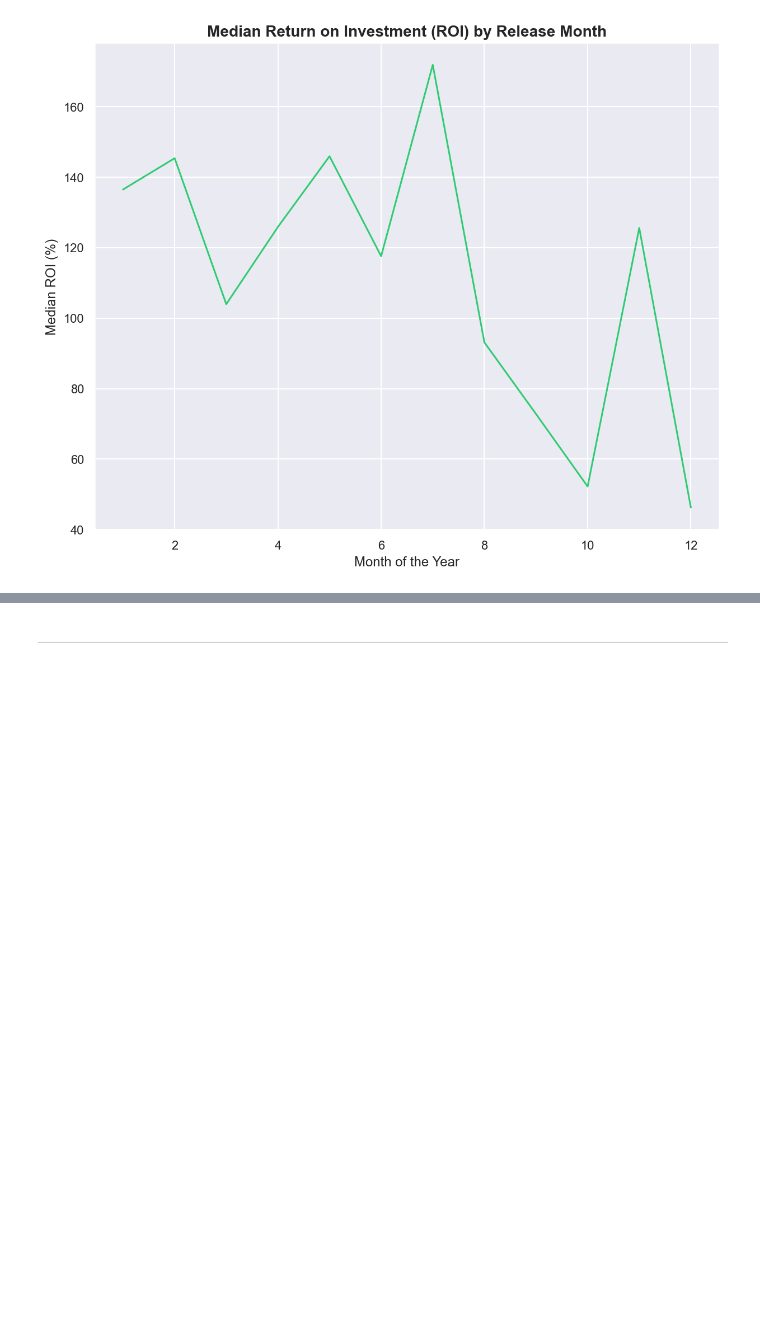
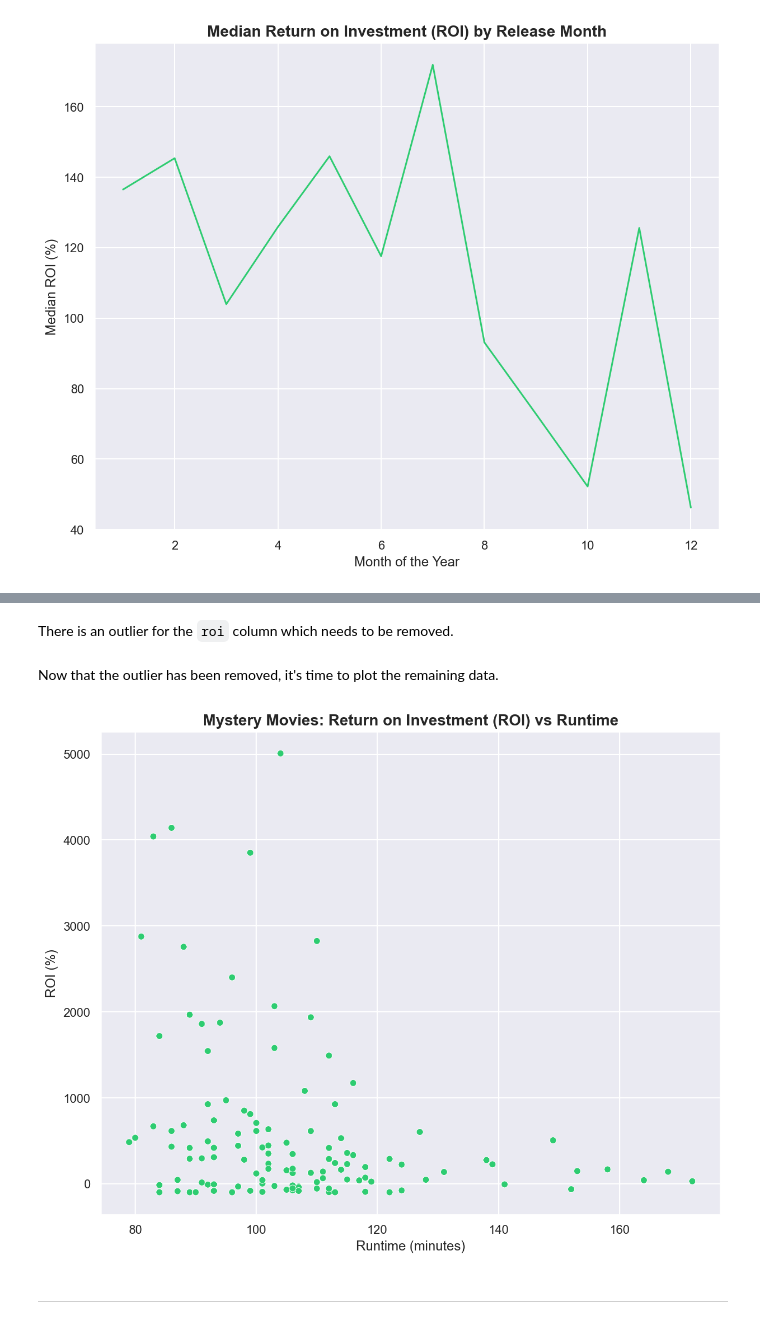
Before and after one commit to tjkyner/flatiron-ds-phase-1-project, a Jupyter notebook: notebooks/analysis.ipynb, the cells around one changed output, grey strips where cells are left out. Drawn from its saved outputs; the diff is of its cells as text; code cells hidden in the pictures; blank space fills up the shorter version.

```diff
--- a/notebooks/analysis.ipynb
+++ b/notebooks/analysis.ipynb
@@ -365,0 +369,5 @@ plt.savefig('../images/median_roi_month.png')
+# %%
+cols = ['runtime_minutes', 'Mystery', 'production_budget', 'worldwide_gross']
+df_mystery_movies = df_merged_final[cols].loc[df_merged_final['Mystery'] == 1].dropna()
+df_mystery_movies = get_roi_values(df_mystery_movies)
+df_mystery_movies
@@ -366,3 +400,30 @@ plt.savefig('../images/median_roi_month.png')
+# %% [markdown]
+There is an outlier for the `roi` column which needs to be removed.
+# %%
+df_mystery_movies = df_mystery_movies.loc[df_mystery_movies.roi != max(df_mystery_movies.roi)]
+# %% [markdown]
+Now that the outlier has been removed, it's time to plot the remaining data.
+# %%
+fig, ax = plt.subplots()
+
+# Styling
+ax.set_title('Mystery Movies: Return on Investment (ROI) vs Runtime')
+ax.set_ylabel('ROI (%)')
+ax.set_xlabel('Runtime (minutes)')
+
+# Plotting
+sns.scatterplot(
+    x=df_mystery_movies.runtime_minutes,
+    y=df_mystery_movies.roi,
+    hue=df_mystery_movies.Mystery,
+    palette=[primary_color],
+    legend=False
+)
+
+# Saving image
+plt.savefig('../images/mystery_runtime_roi.png')
+# %% [output]
+[figure, added]
 # %% [markdown]
 ---
 # %% [markdown]
```
Also changed, not shown: parts of 3 cells of this notebook, 1 other file.
